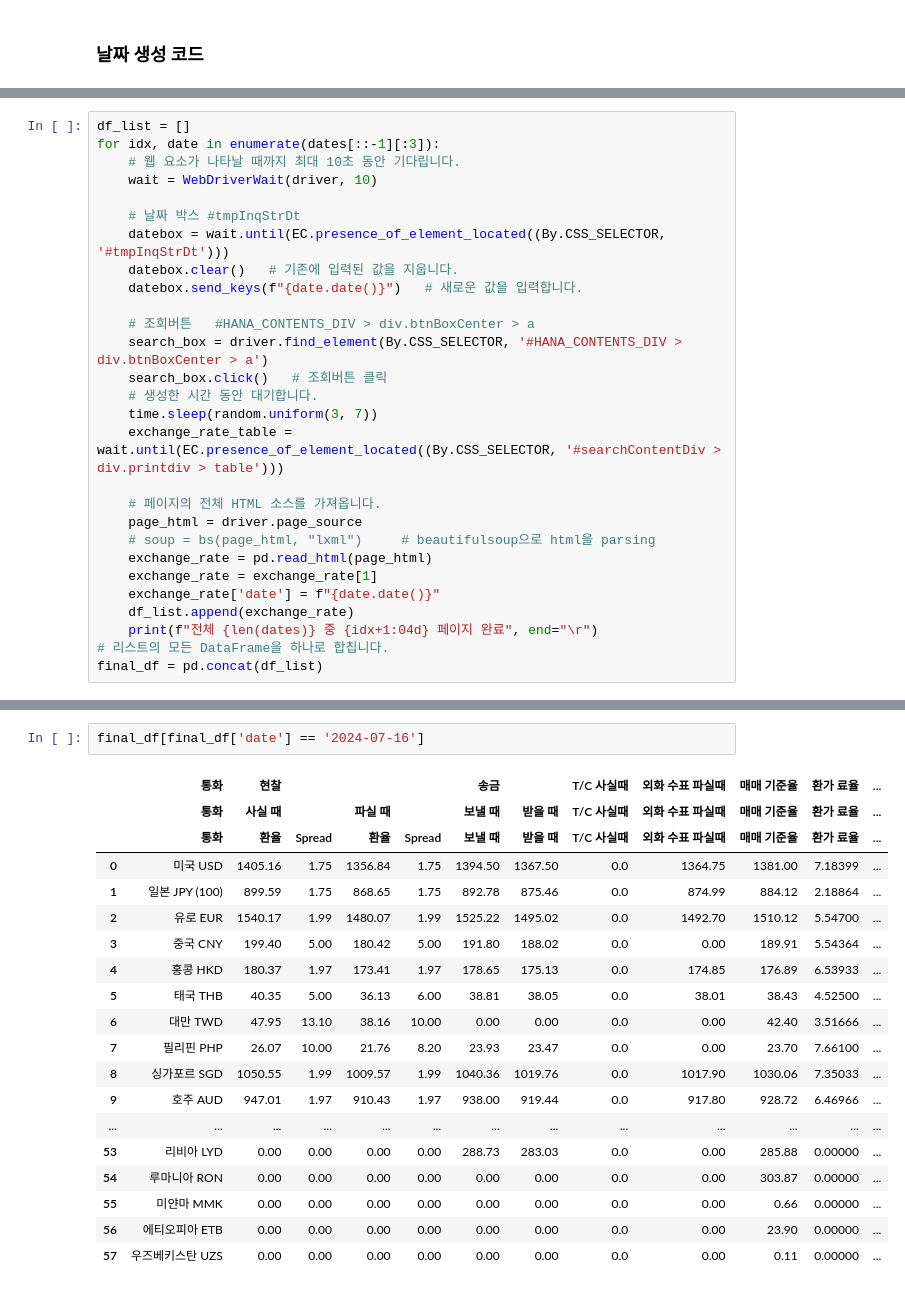
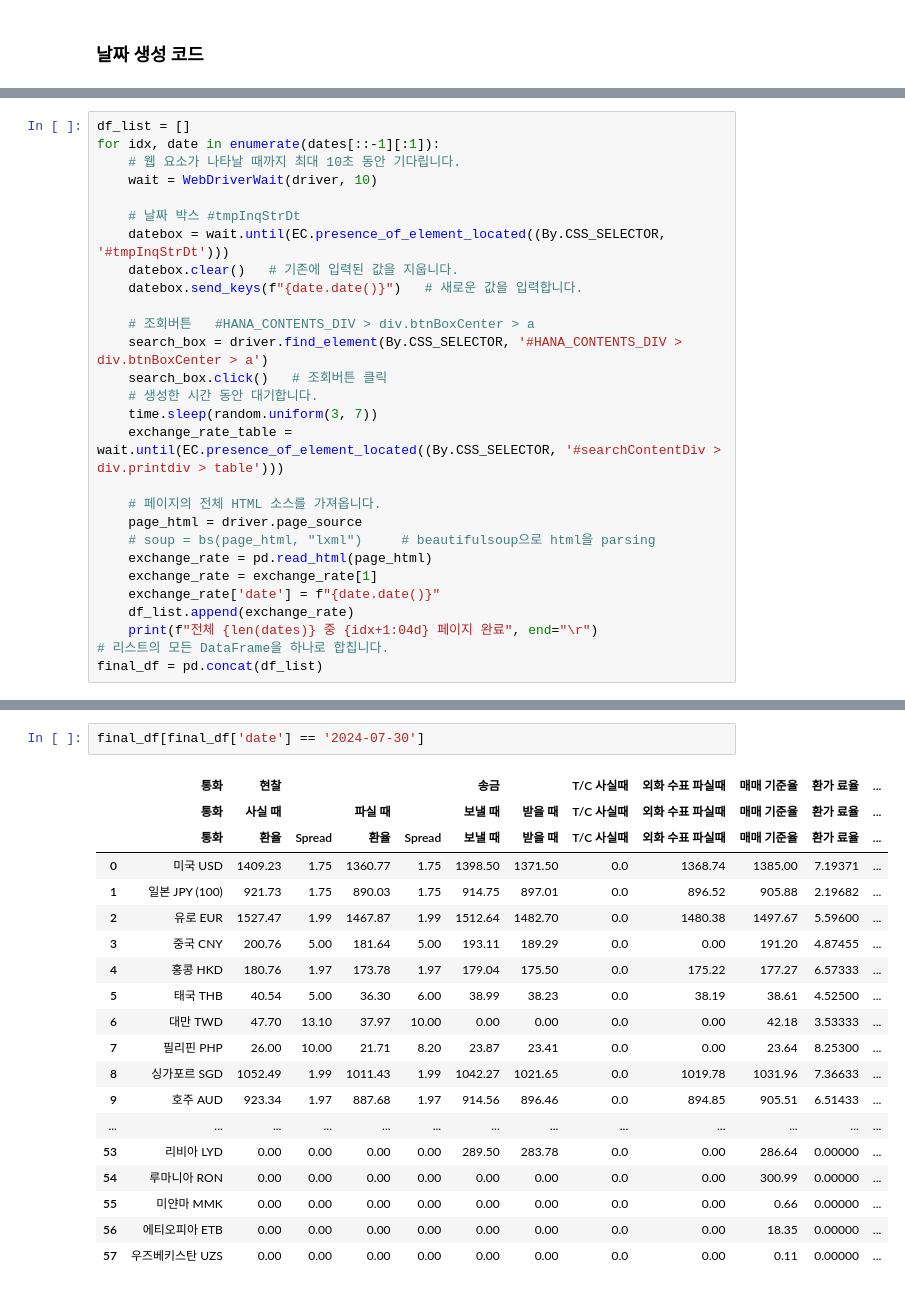
Before and after one commit to haram4th/fintech_pm_data_science, a Jupyter notebook: 05data_scraping/hanabank_exchange_rate_data_selenium.ipynb, the cells around one changed output, grey strips where cells are left out. Cells and saved outputs as stored; diff of their text form.

```diff
--- a/05data_scraping/hanabank_exchange_rate_data_selenium.ipynb
+++ b/05data_scraping/hanabank_exchange_rate_data_selenium.ipynb
@@ -57,7 +57,7 @@ driver.set_window_size(1920,1080)   # 웹브라우저 해상도 조절
 driver.get("https://www.hanabank.com/cms/rate/index.do?contentUrl=/cms/rate/wpfxd651_01i.do#//HanaBank")  # 크롤링 할 웹사이트 주소
 # %%
 df_list = []
-for idx, date in enumerate(dates[::-1][:3]):
+for idx, date in enumerate(dates[::-1][:1]):
     # 웹 요소가 나타날 때까지 최대 10초 동안 기다립니다.
     wait = WebDriverWait(driver, 10)
 
@@ -95,23 +92,23 @@ Name: date, dtype: object
 # %%
-final_df[final_df['date'] == '2024-07-16']
+final_df[final_df['date'] == '2024-07-30']
 # %% [output]
 |  | 통화 | 현찰 |  |  |  | 송금 |  | T/C 사실때 | 외화 수표 파실때 | 매매 기준율 | 환가 료율 | ... |
 |  | 통화 | 사실 때 |  | 파실 때 |  | 보낼 때 | 받을 때 | T/C 사실때 | 외화 수표 파실때 | 매매 기준율 | 환가 료율 | ... |
 |  | 통화 | 환율 | Spread | 환율 | Spread | 보낼 때 | 받을 때 | T/C 사실때 | 외화 수표 파실때 | 매매 기준율 | 환가 료율 | ... |
-| 0 | 미국 USD | 1405.16 | 1.75 | 1356.84 | 1.75 | 1394.50 | 1367.50 | 0.0 | 1364.75 | 1381.00 | 7.18399 | ... |
-| 1 | 일본 JPY (100) | 899.59 | 1.75 | 868.65 | 1.75 | 892.78 | 875.46 | 0.0 | 874.99 | 884.12 | 2.18864 | ... |
-| 2 | 유로 EUR | 1540.17 | 1.99 | 1480.07 | 1.99 | 1525.22 | 1495.02 | 0.0 | 1492.70 | 1510.12 | 5.54700 | ... |
-| 3 | 중국 CNY | 199.40 | 5.00 | 180.42 | 5.00 | 191.80 | 188.02 | 0.0 | 0.00 | 189.91 | 5.54364 | ... |
-| 4 | 홍콩 HKD | 180.37 | 1.97 | 173.41 | 1.97 | 178.65 | 175.13 | 0.0 | 174.85 | 176.89 | 6.53933 | ... |
-| 5 | 태국 THB | 40.35 | 5.00 | 36.13 | 6.00 | 38.81 | 38.05 | 0.0 | 38.01 | 38.43 | 4.52500 | ... |
-| 6 | 대만 TWD | 47.95 | 13.10 | 38.16 | 10.00 | 0.00 | 0.00 | 0.0 | 0.00 | 42.40 | 3.51666 | ... |
-| 7 | 필리핀 PHP | 26.07 | 10.00 | 21.76 | 8.20 | 23.93 | 23.47 | 0.0 | 0.00 | 23.70 | 7.66100 | ... |
-| 8 | 싱가포르 SGD | 1050.55 | 1.99 | 1009.57 | 1.99 | 1040.36 | 1019.76 | 0.0 | 1017.90 | 1030.06 | 7.35033 | ... |
-| 9 | 호주 AUD | 947.01 | 1.97 | 910.43 | 1.97 | 938.00 | 919.44 | 0.0 | 917.80 | 928.72 | 6.46966 | ... |
+| 0 | 미국 USD | 1409.23 | 1.75 | 1360.77 | 1.75 | 1398.50 | 1371.50 | 0.0 | 1368.74 | 1385.00 | 7.19371 | ... |
+| 1 | 일본 JPY (100) | 921.73 | 1.75 | 890.03 | 1.75 | 914.75 | 897.01 | 0.0 | 896.52 | 905.88 | 2.19682 | ... |
+| 2 | 유로 EUR | 1527.47 | 1.99 | 1467.87 | 1.99 | 1512.64 | 1482.70 | 0.0 | 1480.38 | 1497.67 | 5.59600 | ... |
+| 3 | 중국 CNY | 200.76 | 5.00 | 181.64 | 5.00 | 193.11 | 189.29 | 0.0 | 0.00 | 191.20 | 4.87455 | ... |
+| 4 | 홍콩 HKD | 180.76 | 1.97 | 173.78 | 1.97 | 179.04 | 175.50 | 0.0 | 175.22 | 177.27 | 6.57333 | ... |
+| 5 | 태국 THB | 40.54 | 5.00 | 36.30 | 6.00 | 38.99 | 38.23 | 0.0 | 38.19 | 38.61 | 4.52500 | ... |
+| 6 | 대만 TWD | 47.70 | 13.10 | 37.97 | 10.00 | 0.00 | 0.00 | 0.0 | 0.00 | 42.18 | 3.53333 | ... |
+| 7 | 필리핀 PHP | 26.00 | 10.00 | 21.71 | 8.20 | 23.87 | 23.41 | 0.0 | 0.00 | 23.64 | 8.25300 | ... |
+| 8 | 싱가포르 SGD | 1052.49 | 1.99 | 1011.43 | 1.99 | 1042.27 | 1021.65 | 0.0 | 1019.78 | 1031.96 | 7.36633 | ... |
+| 9 | 호주 AUD | 923.34 | 1.97 | 887.68 | 1.97 | 914.56 | 896.46 | 0.0 | 894.85 | 905.51 | 6.51433 | ... |
 | ... | ... | ... | ... | ... | ... | ... | ... | ... | ... | ... | ... | ... |
-| 53 | 리비아 LYD | 0.00 | 0.00 | 0.00 | 0.00 | 288.73 | 283.03 | 0.0 | 0.00 | 285.88 | 0.00000 | ... |
-| 54 | 루마니아 RON | 0.00 | 0.00 | 0.00 | 0.00 | 0.00 | 0.00 | 0.0 | 0.00 | 303.87 | 0.00000 | ... |
+| 53 | 리비아 LYD | 0.00 | 0.00 | 0.00 | 0.00 | 289.50 | 283.78 | 0.0 | 0.00 | 286.64 | 0.00000 | ... |
+| 54 | 루마니아 RON | 0.00 | 0.00 | 0.00 | 0.00 | 0.00 | 0.00 | 0.0 | 0.00 | 300.99 | 0.00000 | ... |
 | 55 | 미얀마 MMK | 0.00 | 0.00 | 0.00 | 0.00 | 0.00 | 0.00 | 0.0 | 0.00 | 0.66 | 0.00000 | ... |
-| 56 | 에티오피아 ETB | 0.00 | 0.00 | 0.00 | 0.00 | 0.00 | 0.00 | 0.0 | 0.00 | 23.90 | 0.00000 | ... |
+| 56 | 에티오피아 ETB | 0.00 | 0.00 | 0.00 | 0.00 | 0.00 | 0.00 | 0.0 | 0.00 | 18.35 | 0.00000 | ... |
 | 57 | 우즈베키스탄 UZS | 0.00 | 0.00 | 0.00 | 0.00 | 0.00 | 0.00 | 0.0 | 0.00 | 0.11 | 0.00000 | ... |
 # %%
```
Also changed, not shown: parts of 13 cells of this notebook.
